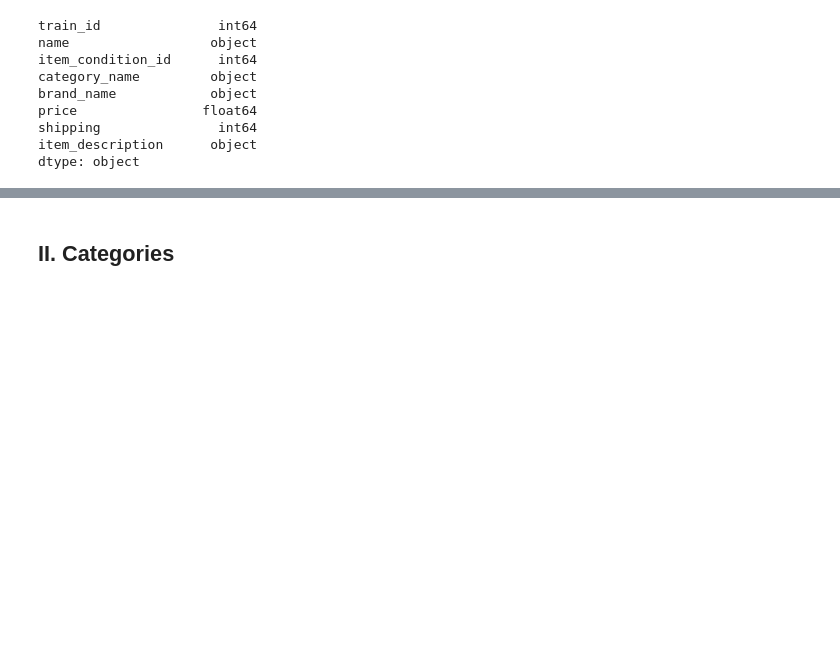
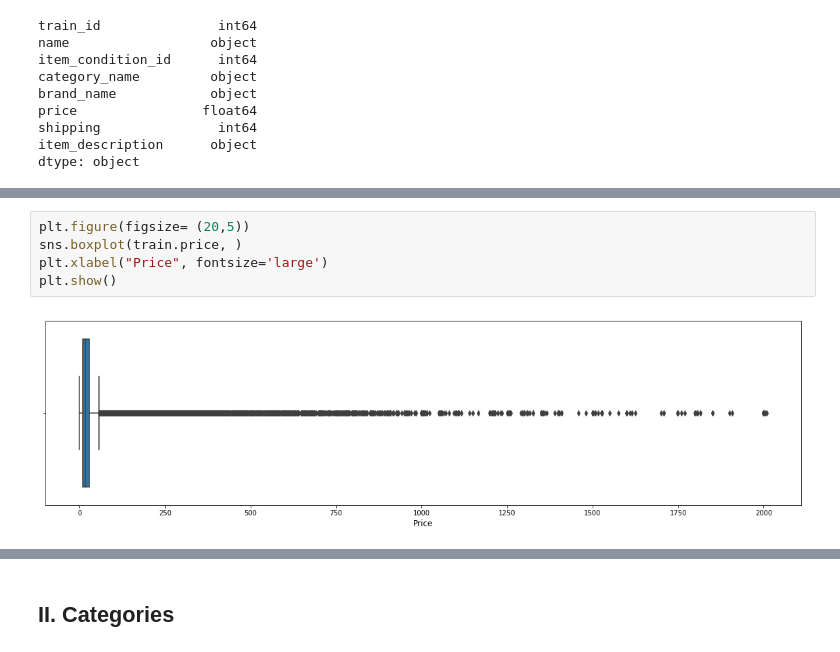
Before and after one commit to kyungjunism/mercari_price_prediction, a Jupyter notebook: Mercari Price Prediction EDA.ipynb, the cells around one changed output, grey strips where cells are left out. Drawn from its saved outputs; the diff is of its cells as text; blank space fills up the shorter version.

```diff
--- a/Mercari Price Prediction EDA.ipynb
+++ b/Mercari Price Prediction EDA.ipynb
@@ -94,0 +124,7 @@ memory usage: 37.0+ MB
+# %%
+plt.figure(figsize= (20,5))
+sns.boxplot(train.price, )
+plt.xlabel("Price", fontsize='large')
+plt.show()
+# %% [output]
+[figure, added]
```
Also changed, not shown: parts of 30 cells of this notebook.
